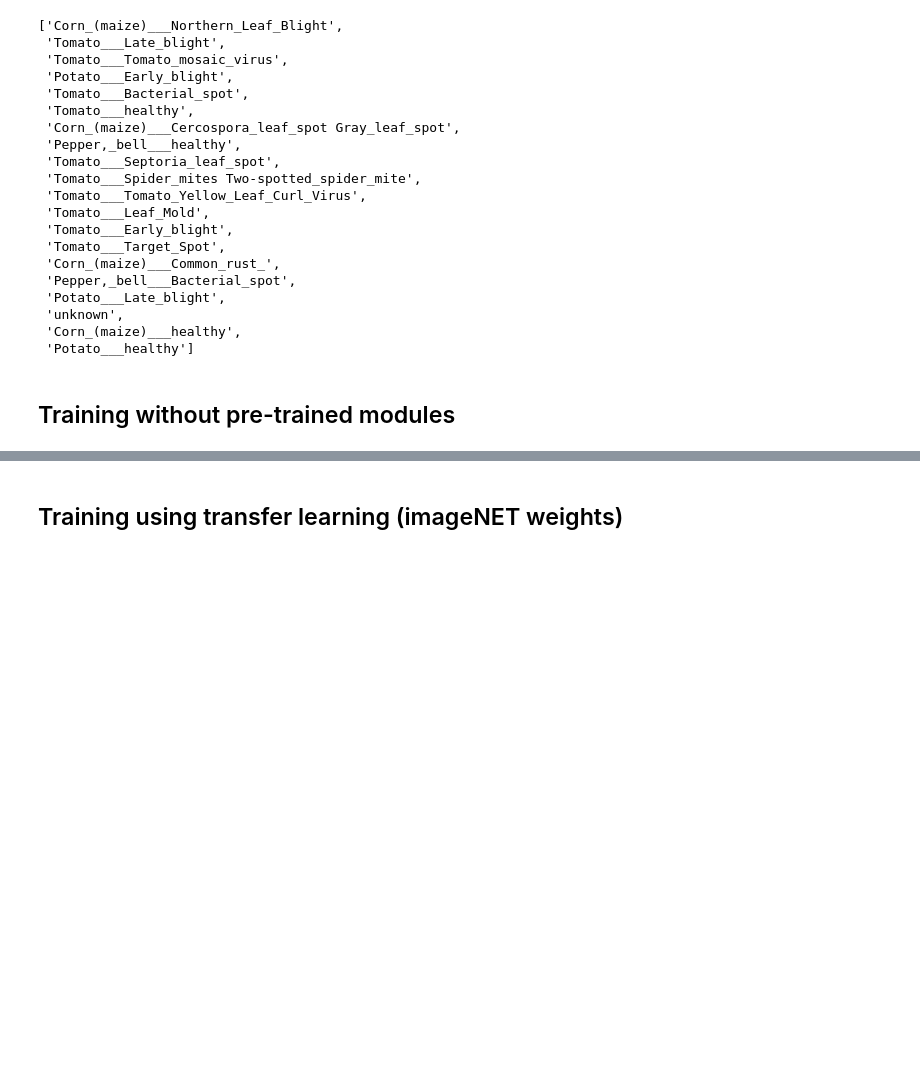
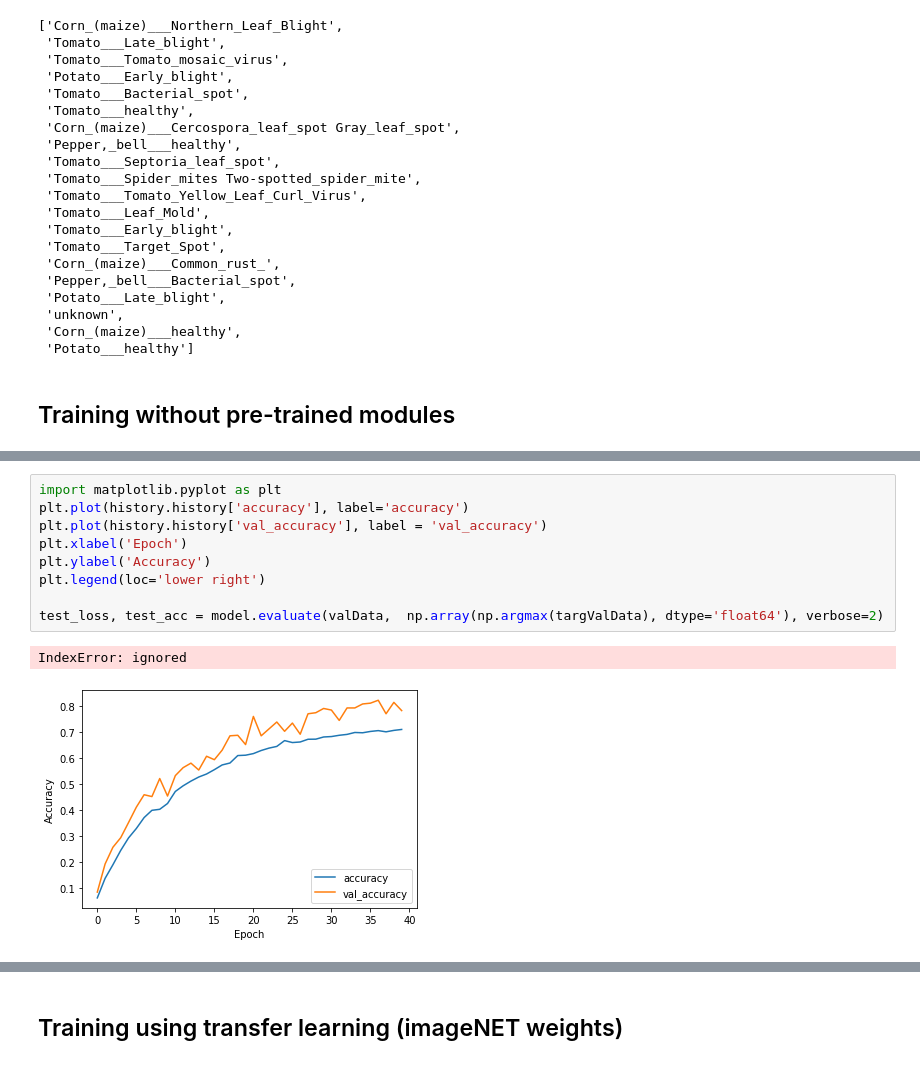
Before and after one commit to elishatofunmi/miscellaneous, a Jupyter notebook: plantnosis/Plant_analysis.ipynb, the cells around one changed output, grey strips where cells are left out. Saved outputs shown, nothing was run; the diff lists cells and outputs as text; blank space fills up the shorter version.

```diff
--- a/plantnosis/Plant_analysis.ipynb
+++ b/plantnosis/Plant_analysis.ipynb
@@ -790,0 +788,12 @@ Epoch 15/40
+# %%
+import matplotlib.pyplot as plt
+plt.plot(history.history['accuracy'], label='accuracy')
+plt.plot(history.history['val_accuracy'], label = 'val_accuracy')
+plt.xlabel('Epoch')
+plt.ylabel('Accuracy')
+plt.legend(loc='lower right')
+
+test_loss, test_acc = model.evaluate(valData,  np.array(np.argmax(targValData), dtype='float64'), verbose=2)
+# %% [output]
+IndexError: ignored
+[figure, added]
```
Also changed, not shown: parts of 4 cells of this notebook.
